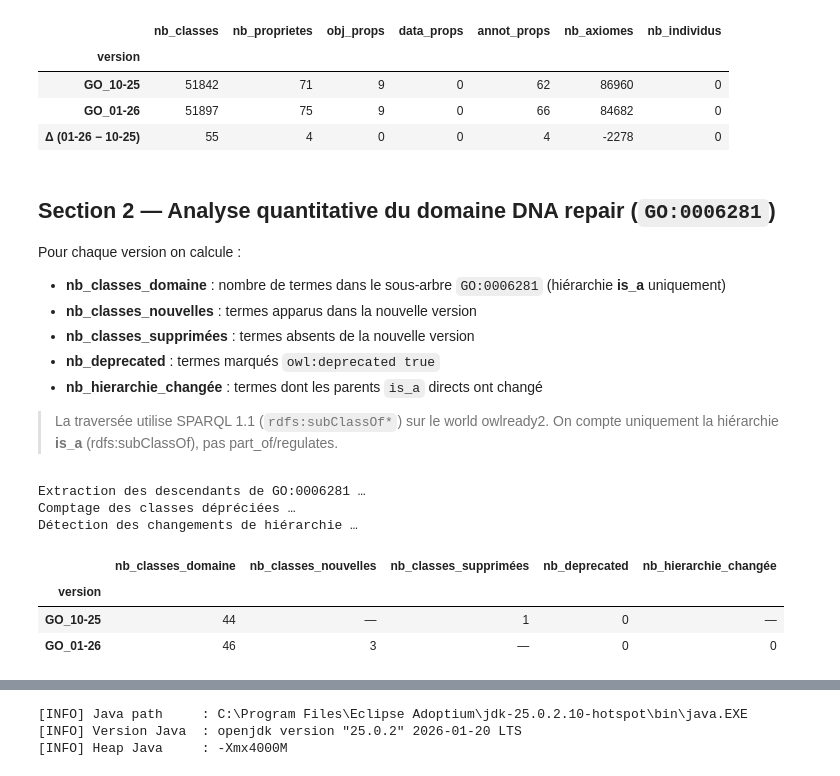
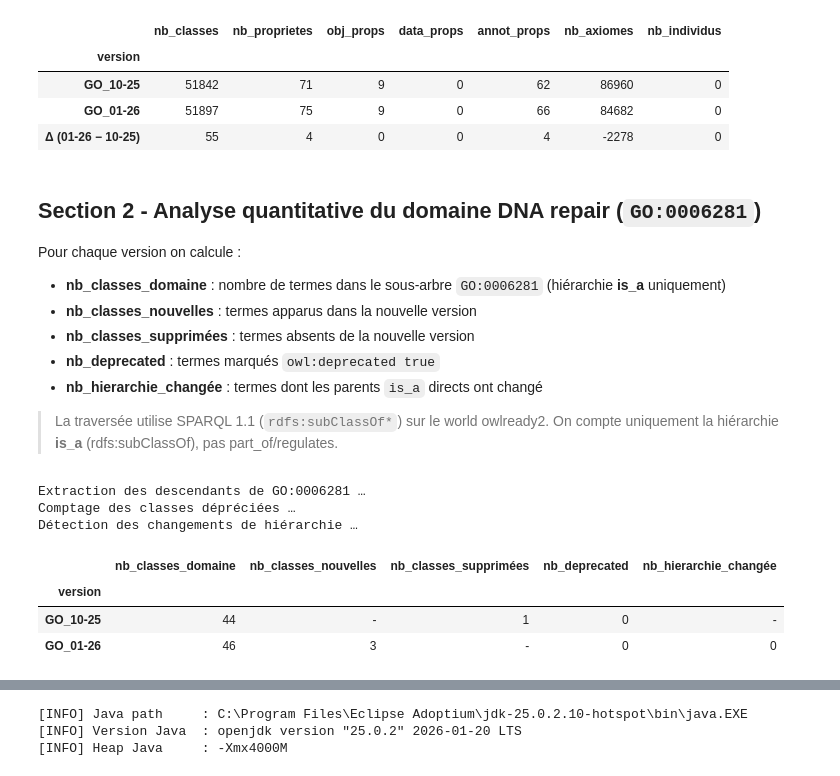
Before and after one commit to WebSemantic-Projet-n-1/projet2_medical_ontology, a Jupyter notebook: analyse/analyse.ipynb, the cells around one changed output, grey strips where cells are left out. Cells and saved outputs as stored; diff of their text form; code cells hidden in the pictures.

```diff
--- a/analyse/analyse.ipynb
+++ b/analyse/analyse.ipynb
@@ -64,7 +64,7 @@ Chargement GO jan. 2026 …
 | GO_01-26 | 51897 | 75 | 9 | 0 | 66 | 84682 | 0 |
 | Δ (01-26 − 10-25) | 55 | 4 | 0 | 0 | 4 | -2278 | 0 |
 # %% [markdown]
-## Section 2 — Analyse quantitative du domaine DNA repair (`GO:0006281`)
+## Section 2 - Analyse quantitative du domaine DNA repair (`GO:0006281`)
 
 Pour chaque version on calcule :
 - **nb_classes_domaine** : nombre de termes dans le sous-arbre `GO:0006281` (hiérarchie **is_a** uniquement)
@@ -84,7 +84,7 @@ def go_id_to_iri(go_id: str) -> str:
 
 
 def get_descendants(onto, root_go_id: str) -> set:
-    """SPARQL 1.1 rdfs:subClassOf* sur le world owlready2 — retourne un ensemble d'IRI (str)."""
+    """SPARQL 1.1 rdfs:subClassOf* sur le world owlready2 - retourne un ensemble d'IRI (str)."""
     root_iri = go_id_to_iri(root_go_id)
     try:
         q = "SELECT DISTINCT ?sub WHERE { ?sub rdfs:subClassOf* <%s> . FILTER(ISIRI(?sub)) }" % root_iri
@@ -117,35 +117,35 @@ def count_hierarchy_changes(onto_old, onto_new, iris_common: set) -> int:
 # %%
 print(f"Extraction des descendants de {DOMAIN_ROOT_ID} …")
 iris_old = get_descendants(onto_old, DOMAIN_ROOT_ID)
 iris_new = get_descendants(onto_new, DOMAIN_ROOT_ID)
 
 iris_added   = iris_new - iris_old
 iris_removed = iris_old - iris_new
 iris_common  = iris_old & iris_new
 
 print("Comptage des classes dépréciées …")
 n_depr_old = count_deprecated(onto_old, iris_old)
 n_depr_new = count_deprecated(onto_new, iris_new)
 
 print("Détection des changements de hiérarchie …")
 n_hier_changed = count_hierarchy_changes(onto_old, onto_new, iris_common)
 
 results = {
     "nb_classes_domaine":    [len(iris_old),    len(iris_new)],
-    "nb_classes_nouvelles":  ["—",              len(iris_added)],
-    "nb_classes_supprimées": [len(iris_removed), "—"],
+    "nb_classes_nouvelles":  ["-",              len(iris_added)],
+    "nb_classes_supprimées": [len(iris_removed), "-"],
     "nb_deprecated":         [n_depr_old,        n_depr_new],
-    "nb_hierarchie_changée": ["—",               n_hier_changed],
+    "nb_hierarchie_changée": ["-",               n_hier_changed],
 }
 
 df_quant = pd.DataFrame(results, index=["GO_10-25", "GO_01-26"])
 df_quant.index.name = "version"
 df_quant
 # %% [output]
 Extraction des descendants de GO:0006281 …
 Comptage des classes dépréciées …
 Détection des changements de hiérarchie …
 |  | nb_classes_domaine | nb_classes_nouvelles | nb_classes_supprimées | nb_deprecated | nb_hierarchie_changée |
 | version |  |  |  |  |  |
-| GO_10-25 | 44 | — | 1 | 0 | — |
-| GO_01-26 | 46 | 3 | — | 0 | 0 |
+| GO_10-25 | 44 | - | 1 | 0 | - |
+| GO_01-26 | 46 | 3 | - | 0 | 0 |
```
Also changed, not shown: parts of 6 cells of this notebook.
